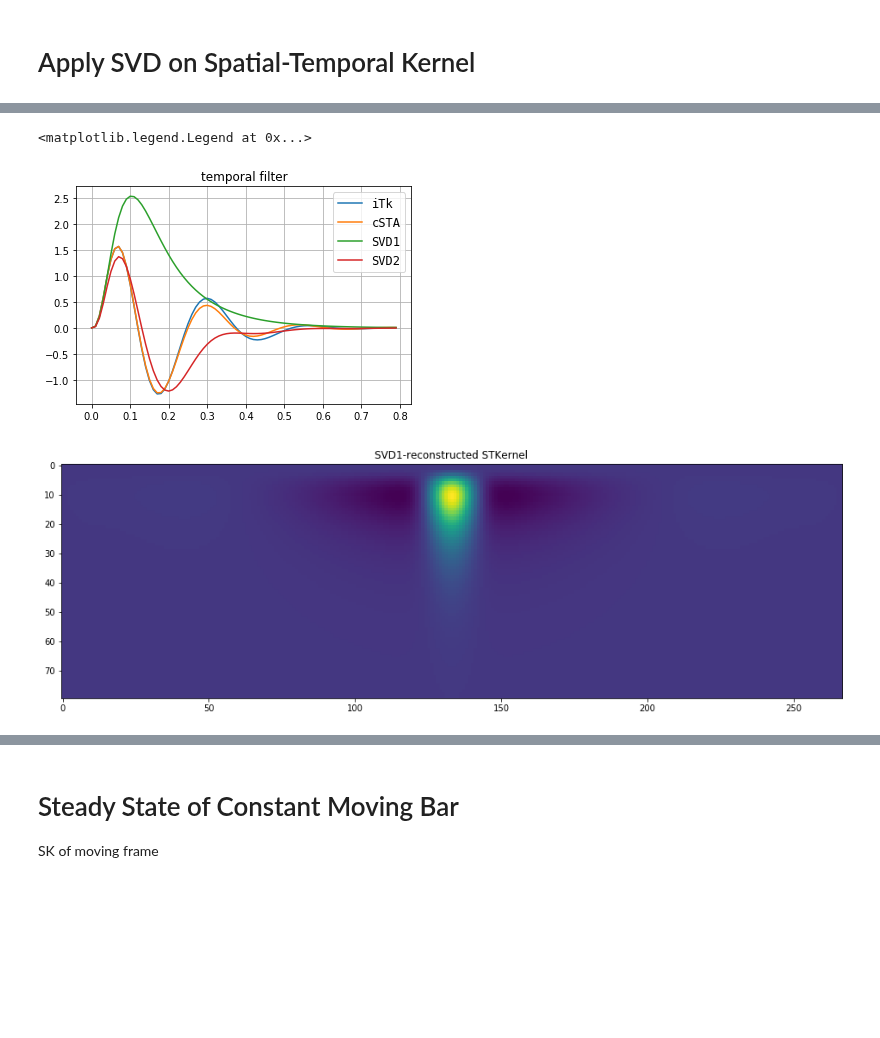
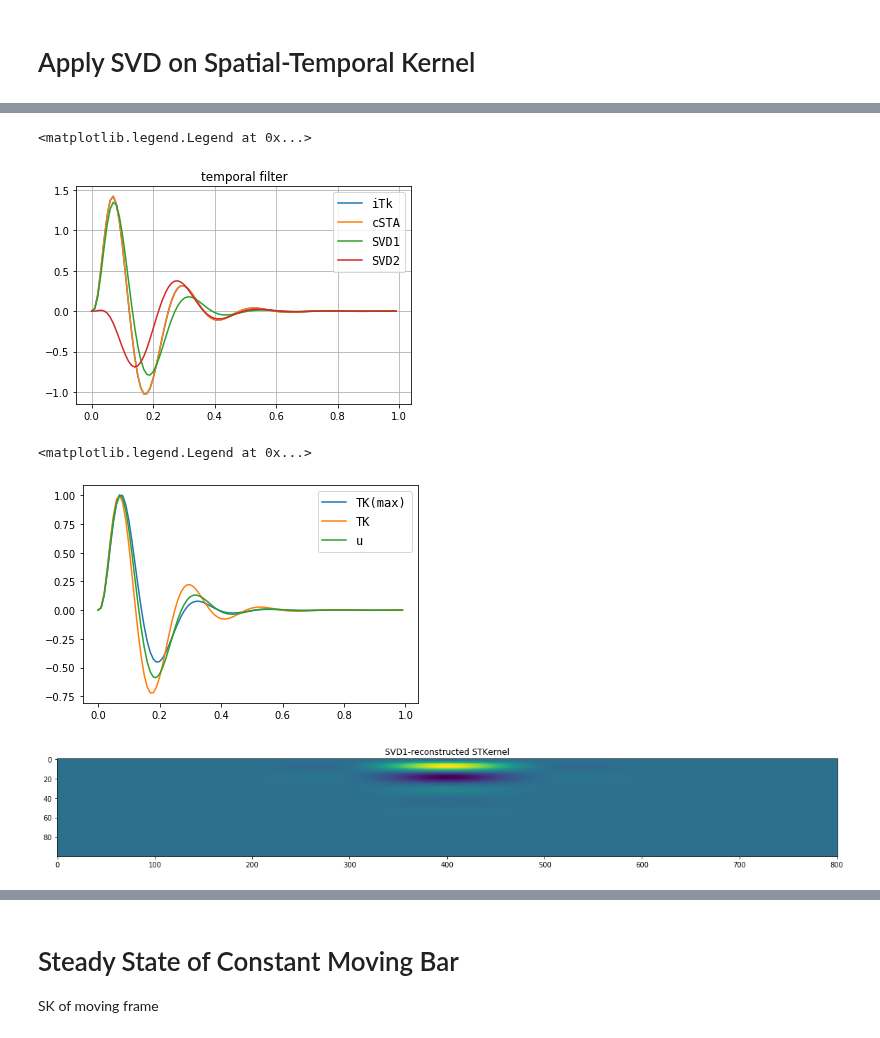
Before and after one commit to llincooi/retina_python, a Jupyter notebook: MB_FB_model/STK_Separate_analysis_{Newest}.ipynb, the cells around one changed output, grey strips where cells are left out. Saved outputs shown, nothing was run; the diff lists cells and outputs as text; code cells hidden in the pictures; blank space fills up the shorter version.

```diff
--- a/MB_FB_model/STK_Separate_analysis_{Newest}.ipynb
+++ b/MB_FB_model/STK_Separate_analysis_{Newest}.ipynb
@@ -43,7 +43,7 @@ def ParaTrans(ASparadict, mag):     # because of overfitting, I assume alpha = m
 def Gaussian_filter_1d(x,s):
     return(np.exp(-(x/s)**2/2))/s/np.sqrt(np.pi*2)
 
-def FB_FF_1l_1D(stimulus, sigma_dict, para_dict, dx, dt, IHeadto=80, HeadWeight=20):
+def FB_FF_1l_1D(stimulus, sigma_dict, para_dict, dx, dt, IHeadto=80, HeadWeight=100):
     klen = min(max(sigma_dict.values())*3, int(stimulus.shape[1]/2/dx))
     xx = np.arange(-klen,klen+dx,dx)
     KC = Gaussian_filter_1d(xx,sigma_dict['C'])
@@ -52,8 +52,7 @@ def FB_FF_1l_1D(stimulus, sigma_dict, para_dict, dx, dt, IHeadto=80, HeadWeight=
 
     T  = np.arange(0,int(para_dict['tau_y']/dt*15))*dt
     Ky = T/para_dict['tau_y'] /para_dict['tau_y'] *np.exp(-T/para_dict['tau_y'])
-    Ky = np.append(np.zeros(len(Ky)-1), Ky)
-    sstm = np.array([np.convolve(stimulus[:,j], Ky, 'same')*dt for j in range(stimulus.shape[1])]).T
+    sstm = np.array([np.convolve(stimulus[:,j], Ky, 'full')[:stimulus.shape[0]]*dt for j in range(stimulus.shape[1])]).T
 
     zts = np.zeros_like(stimulus)#Cone
     yts = np.zeros_like(stimulus)#horizontal
@@ -63,7 +62,6 @@ def FB_FF_1l_1D(stimulus, sigma_dict, para_dict, dx, dt, IHeadto=80, HeadWeight=
         HeadTaxis = np.arange(IHeadto)*dt
         LongHeadTaxis = np.arange(0, IHeadto*dt-dt+dt/HeadWeight/2, dt/HeadWeight)
         HeadStimulus = interpolate.interp1d(HeadTaxis, sstm[:IHeadto,:], axis = 0)(LongHeadTaxis)
-        plt.show()
         Hzts = np.zeros_like(HeadStimulus)#horizontal
         Hyts = np.zeros_like(HeadStimulus)#horizontal
         Hwts = np.zeros_like(HeadStimulus)#horizontal
@@ -131,6 +130,6 @@ def NGD2L_TK(T, alpha, beta, gamma, g, l, tau_y, Amp):
 loadfiles = np.load('D:\\GoogleDrive\\retina\\Chou\'s data\\20210506\\Analyzed_data\\fitNGD2LASpara.npz', allow_pickle=True)
 for k in loadfiles.files:
     vars()[k] = loadfiles[k][()]
-cn = 30
+cn = 21
 pd.DataFrame(para_dict).loc[cn-1]
 # %% [output]
@@ -145,27 +144,17 @@ Name: 29, dtype: float64
 # %%
 FBFF_sigma_dict = dict()
 FBFF_sigma_dict['H'] = 1
-FBFF_sigma_dict['C'] = FBFF_sigma_dict['H']*0.1 # RF size of cone cell
+FBFF_sigma_dict['C'] = FBFF_sigma_dict['H']*1 # RF size of cone cell
+FBFF_sigma_dict['B'] = FBFF_sigma_dict['H']*0.3
+
 dx = FBFF_sigma_dict['H']/40.
+xlen = 20*FBFF_sigma_dict['H'] #spatial extend of simulation
+SKxaxis = np.arange(-int(xlen/dx/2),int(xlen/dx/2)+1)*dx
+
 
 dt=0.01 #large dt will cause  overflow
-nstep = int(1.6/dt)
-# FBFF_sigma_dict['tau_y'] = 0.027
-#Width setting
-xlen = 50*FBFF_sigma_dict['H'] #spatial extend of simulation
-
-FBFF_sigma_dict['B'] = FBFF_sigma_dict['H']*0.1
-
-# FBFF_para_dict = {}
-# FBFF_para_dict['alpha'] = 14.
-# FBFF_para_dict['beta'] = 14.
-# FBFF_para_dict['gamma'] = 36.
-# FBFF_para_dict['g'] = 840. # not important if there is no adaption
-# FBFF_para_dict['l'] = 0.01
-# FBFF_para_dict['tau_y'] = 0.027
-# FBFF_para_dict['Amp'] =1000
-
+nstep = int(1./dt)
+TKtaxis = np.arange(nstep)*dt
 
 FBFF_para_dict  = pd.DataFrame(ParaTrans(para_dict, 1)).loc[cn-1]
-FBFF_para_dict2 = pd.DataFrame(ParaTrans(para_dict, 10)).loc[cn-1]
 # %%
@@ -286,2 +236,2 @@ plt.gcf().set_size_inches(20, 5)
 # %%
-delSTK = Delta_output_w[:len(TKtaxis),int(xlen/dx/2)+space_window]/dt/dx
+delSTK = Delta_output_w/dt/dx
@@ -378,5 +317,5 @@ plt.xlim([-200, 200])
 # %%
-plt.plot(TKtaxis, iTk)
+plt.plot(TKtaxis, iTK)
 plt.plot(TKtaxis, delTK)
 plt.plot(TKtaxis, U[:,0]*np.sqrt(sigma[0]))
 plt.plot(TKtaxis, U[:,1]*np.sqrt(sigma[1]))
@@ -387,16 +326,26 @@ plt.title('temporal filter')
 plt.legend( ('iTk', 'cSTA', 'SVD1', 'SVD2'), loc='best', prop={'size': 'large', 'family': 'monospace'})
 # %% [output]
 <matplotlib.legend.Legend at 0x...>
-[figure, old version]
+[figure, new version]
+# %%
+plt.plot(TKtaxis, delSTK[:, int(xlen/dx/2)]/np.max(delSTK), label='TK(max)')
+plt.plot(TKtaxis, delTK/np.max(delTK), label='TK')
+plt.plot(TKtaxis, U[:,0]/max(U[:,0]), label='u')
+
+
+plt.legend(loc='best', prop={'size': 'large', 'family': 'monospace'})
+# %% [output]
+<matplotlib.legend.Legend at 0x...>
+[figure, added]
 # %%
 cSVD = 0
-SVDSTK = U[:,cSVD][:, np.newaxis]*VT[cSVD,:][np.newaxis, :]*sigma[0]
+SVDSTK = U[:,cSVD][:, np.newaxis]*VT[cSVD,:][np.newaxis, :]*sigma[cSVD]
 plt.imshow(SVDSTK)
 plt.title('SVD'+str(cSVD+1)+'-reconstructed STKernel')
 fig = plt.gcf()
 fig.set_size_inches(20, 5)
 # %% [output]
-[figure, old version]
+[figure, new version]
 # %%
 fig, ax = plt.subplots(3,1)
 ax[0].imshow(delSTK)
```
Also changed, not shown: parts of 40 cells of this notebook, 7 other files.
